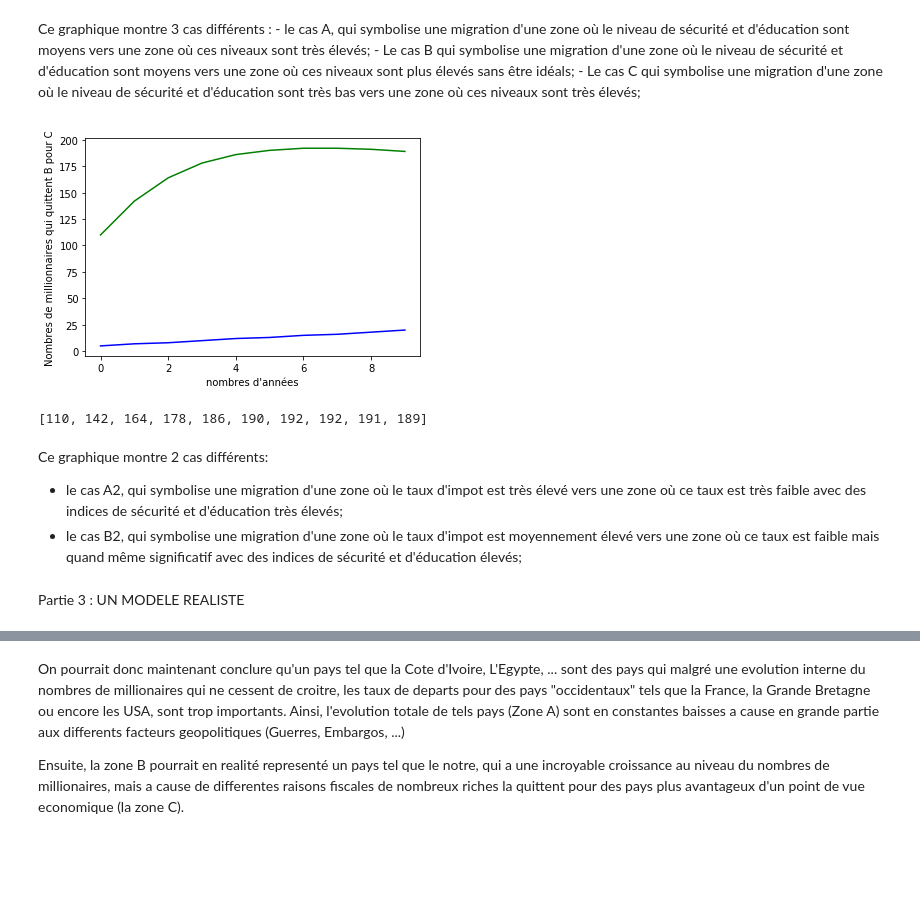
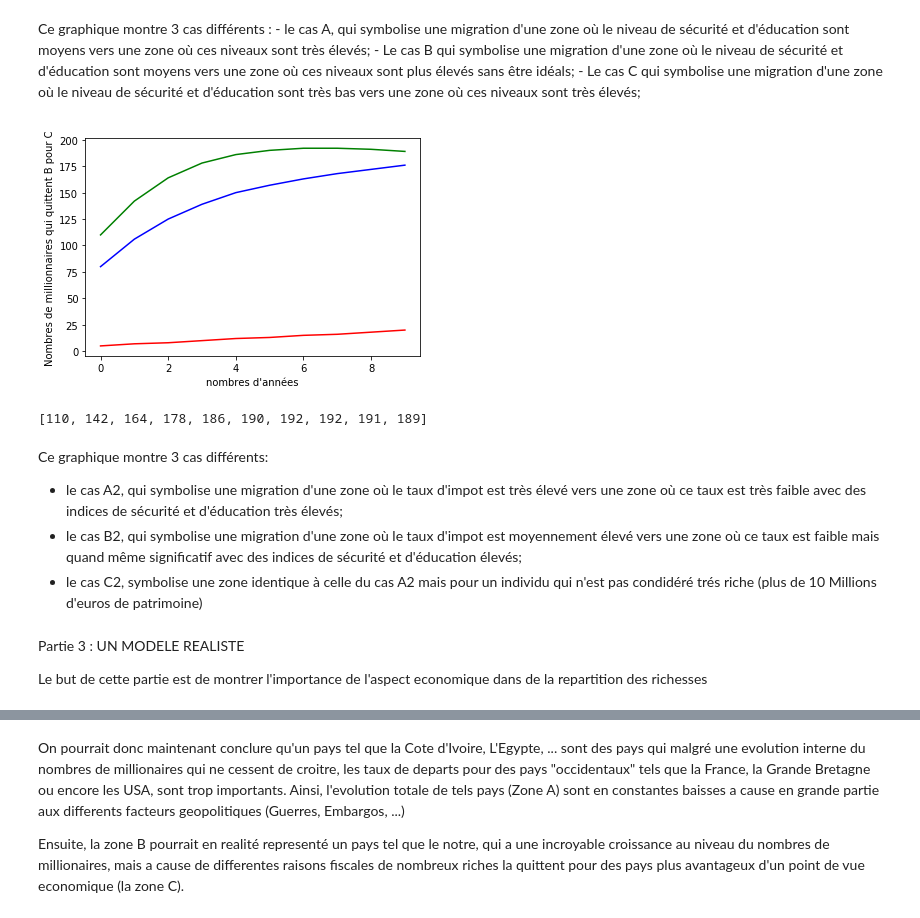
Before and after one commit to Nathceylon/ARE, a Jupyter notebook: notebookARE.ipynb, the cells around one changed output, grey strips where cells are left out. Cells and saved outputs as stored; diff of their text form; code cells hidden in the pictures; blank space fills up the shorter version.

```diff
--- a/notebookARE.ipynb
+++ b/notebookARE.ipynb
@@ -317,42 +317,48 @@ def liste_depart_BC(n, pop_init, taux_impotB, ind_eduC, ind_secuC, taux_impotC,
     #i : int
     for i in range(0, n) :
         res.append(int(nb*passage_de_B_C(taux_impotB, taux_impotC, ind_eduC, ind_secuC, patrimoine)))
         temp = var_etat_B(nb)
         nb = temp - temp*passage_de_B_C(taux_impotB, taux_impotC, ind_eduC, ind_secuC, patrimoine) + liste_depart(n, pop_init, ind_secuA, ind_eduA, ind_secuB, ind_eduB)[i]
 
     return res
 
 
 #casA2 : list[int]
 casA2 = liste_depart_BC(10,pop_init, 0.6, 96, 98, 0.15, patrimoine)
 
 #casB2 : list[int]
 casB2 = liste_depart_BC(10,pop_init, 0.45, 81, 78, 0.25, patrimoine)
 
+#casC2 : list[int]
+casC2 = liste_depart_BC(10,pop_init, 0.6, 96, 98, 0.15, 5)
 
 
 
 plt.figure()
 plt.plot(casA2, "g")
-plt.plot(casB2, "b")
+plt.plot(casB2, "r")
+plt.plot(casC2, "b")
 
 
 plt.ylabel("Nombres de millionnaires qui quittent B pour C")
 plt.xlabel("nombres d'années")
 
 plt.show()
 
 
 liste_depart_BC(10,pop_init, 0.6, 96, 98, 0.15, patrimoine)
 # %% [output]
-[figure, old version]
+[figure, new version]
 [110, 142, 164, 178, 186, 190, 192, 192, 191, 189]
 # %% [markdown]
-Ce graphique montre 2 cas différents:
+Ce graphique montre 3 cas différents:
  - le cas A2, qui symbolise une migration d'une zone où le taux d'impot est très élevé vers une zone où ce taux est très faible avec des indices de sécurité et d'éducation très élevés;
  - le cas B2, qui symbolise une migration d'une zone où le taux d'impot est moyennement élevé vers une zone où ce taux est faible mais quand même significatif avec des indices de sécurité et d'éducation élevés;
+ - le cas C2, symbolise une zone identique à celle du cas A2 mais pour un individu qui n'est pas condidéré trés riche (plus de 10 Millions d'euros de patrimoine)
-# %% [markdown]
-Partie 3 : UN MODELE REALISTE
+# %% [markdown]
+Partie 3 : UN MODELE REALISTE
+
+Le but de cette partie est de montrer l'importance de l'aspect economique dans de la repartition des richesses
 # %%
 
 #int : patrimoine
```
Also changed, not shown: parts of 4 cells of this notebook.
